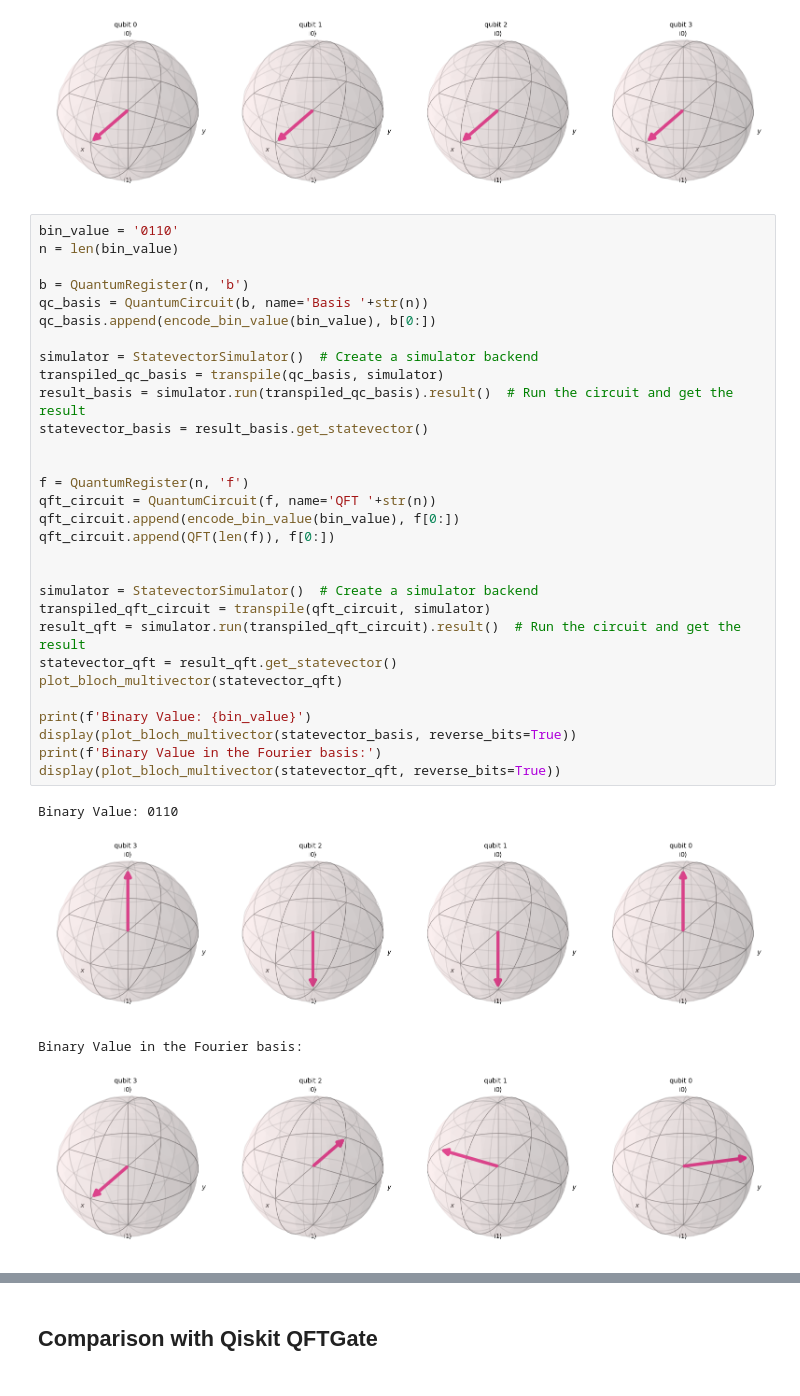
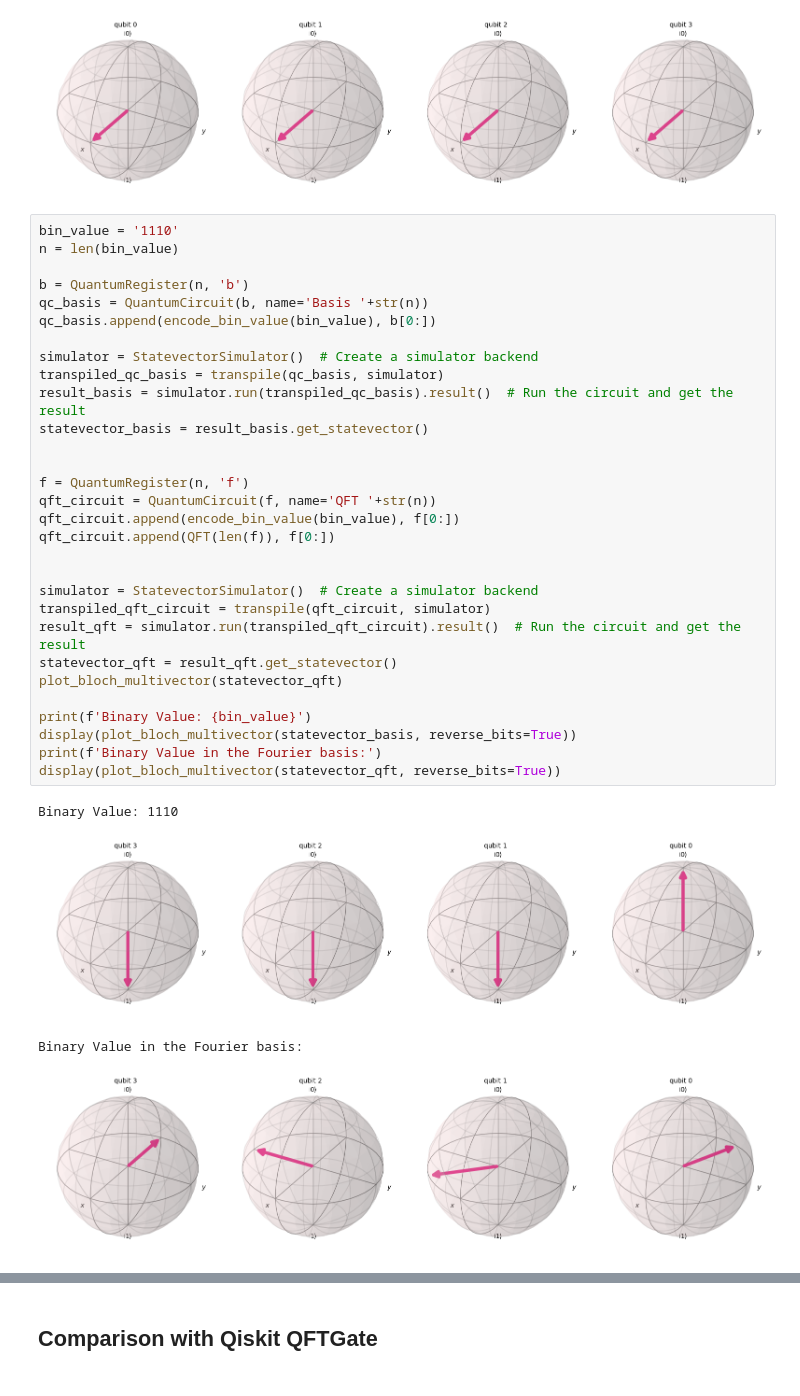
Before and after one commit to Brotherhood94/quantum_lessons, a Jupyter notebook: Quantum Fourier Transform (QFT) and Quantum Phase Estimation (QPE).ipynb, the cells around one changed output, grey strips where cells are left out. Saved outputs shown, nothing was run; the diff lists cells and outputs as text.

```diff
--- a/Quantum Fourier Transform (QFT) and Quantum Phase Estimation (QPE).ipynb
+++ b/Quantum Fourier Transform (QFT) and Quantum Phase Estimation (QPE).ipynb
@@ -97,40 +105,40 @@ plot_bloch_multivector(statevector_qft)
 # %% [output]
 [figure]
 # %%
-bin_value = '0110'
+bin_value = '1110'
 n = len(bin_value)
 
 b = QuantumRegister(n, 'b')
 qc_basis = QuantumCircuit(b, name='Basis '+str(n))
 qc_basis.append(encode_bin_value(bin_value), b[0:])
 
 simulator = StatevectorSimulator()  # Create a simulator backend
 transpiled_qc_basis = transpile(qc_basis, simulator)
 result_basis = simulator.run(transpiled_qc_basis).result()  # Run the circuit and get the result
 statevector_basis = result_basis.get_statevector()
 
 
 f = QuantumRegister(n, 'f')
 qft_circuit = QuantumCircuit(f, name='QFT '+str(n))
 qft_circuit.append(encode_bin_value(bin_value), f[0:])
 qft_circuit.append(QFT(len(f)), f[0:])
 
 
 simulator = StatevectorSimulator()  # Create a simulator backend
 transpiled_qft_circuit = transpile(qft_circuit, simulator)
 result_qft = simulator.run(transpiled_qft_circuit).result()  # Run the circuit and get the result
 statevector_qft = result_qft.get_statevector()
 plot_bloch_multivector(statevector_qft)
 
 print(f'Binary Value: {bin_value}')
 display(plot_bloch_multivector(statevector_basis, reverse_bits=True))
 print(f'Binary Value in the Fourier basis:')
 display(plot_bloch_multivector(statevector_qft, reverse_bits=True))
 # %% [output]
-Binary Value: 0110
+Binary Value: 1110
-[figure, old version]
+[figure, new version]
 Binary Value in the Fourier basis:
-[figure, old version]
+[figure, new version]
 # %%
 print(statevector_qft)
 # %% [output]
```
Also changed, not shown: parts of 20 cells of this notebook.
